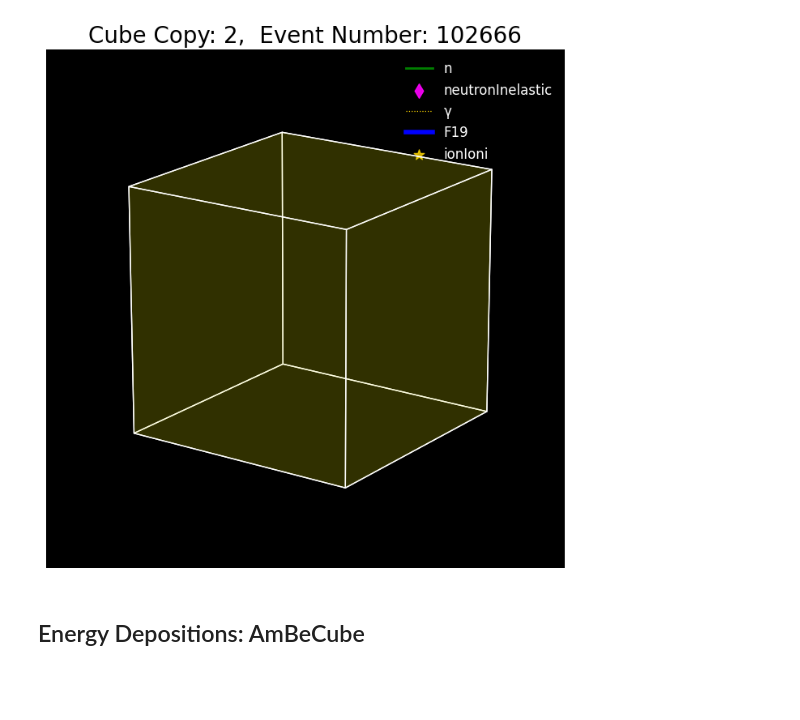
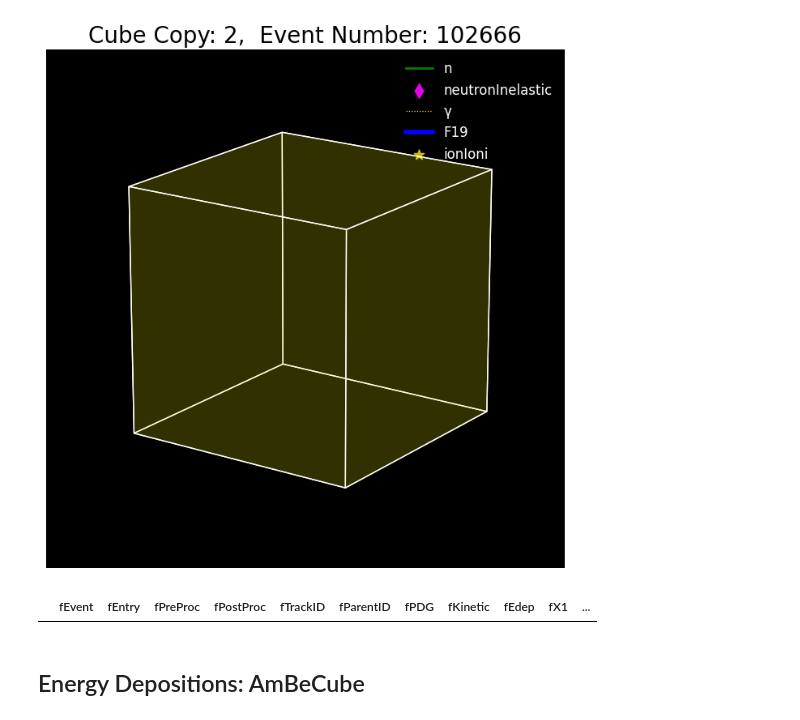
Before and after one commit to nhargy/Phoenix, a Jupyter notebook: Analysis/notebooks/overview.ipynb, the cells around one changed output. Cells and saved outputs as stored; diff of their text form; code cells hidden in the pictures; blank space fills up the shorter version.

```diff
--- a/Analysis/notebooks/overview.ipynb
+++ b/Analysis/notebooks/overview.ipynb
@@ -50,6 +50,11 @@ show_event(df_AmBe, event_num=fEvent_intr_arr[event_num])
 |   102666 |        0 | nan            | Transportation   |          2 |           1 |       2112 |  0.0701092 | 0         | -0.814344 | 104.004 | 196.949 | -1.84336  |  95     | 196.855 |      2 |
 +----------+----------+----------------+------------------+------------+-------------+------------+------------+-----------+-----------+---------+---------+-----------+---------+---------+--------+
 [figure]
+# %%
+#np.min(np.array(df_AmBe_0["fX1"]))
+df_AmBe_0
+# %% [output]
+|  | fEvent | fEntry | fPreProc | fPostProc | fTrackID | fParentID | fPDG | fKinetic | fEdep | fX1 | ... |
 # %% [markdown]
 ## Energy Depositions: AmBeCube
 # %%
```
Also changed, not shown: parts of 11 cells of this notebook, 4 other files.
